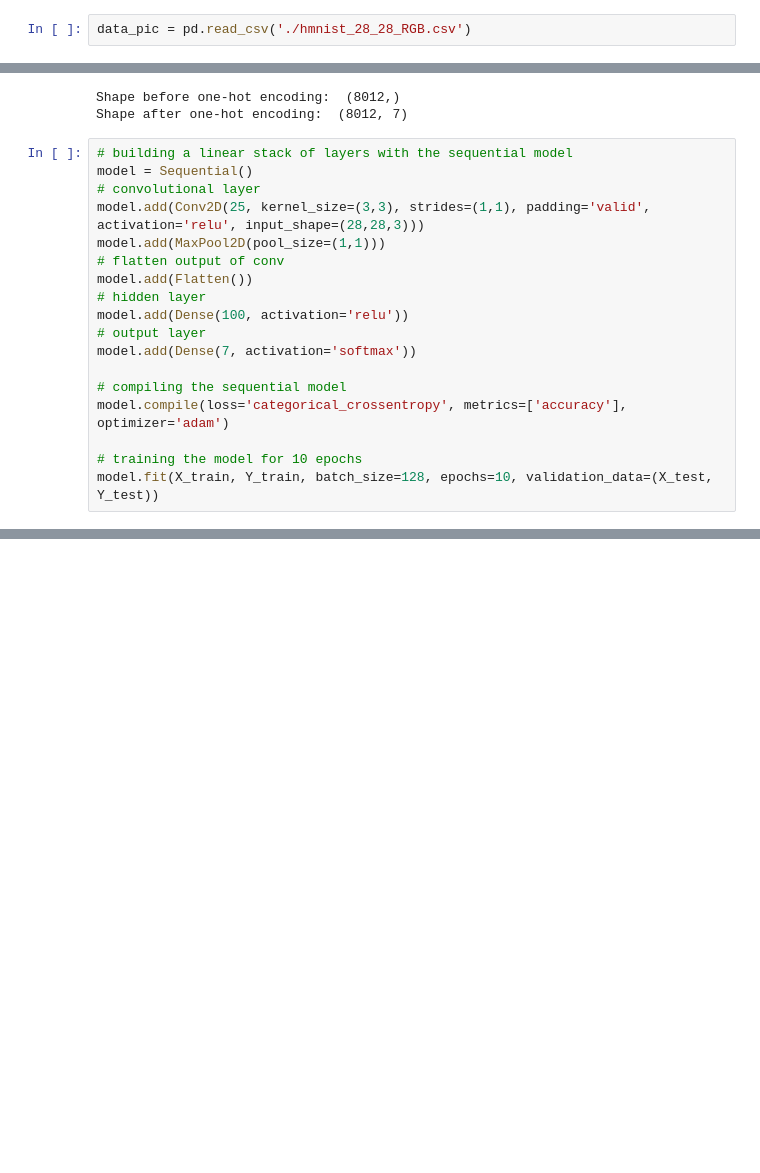
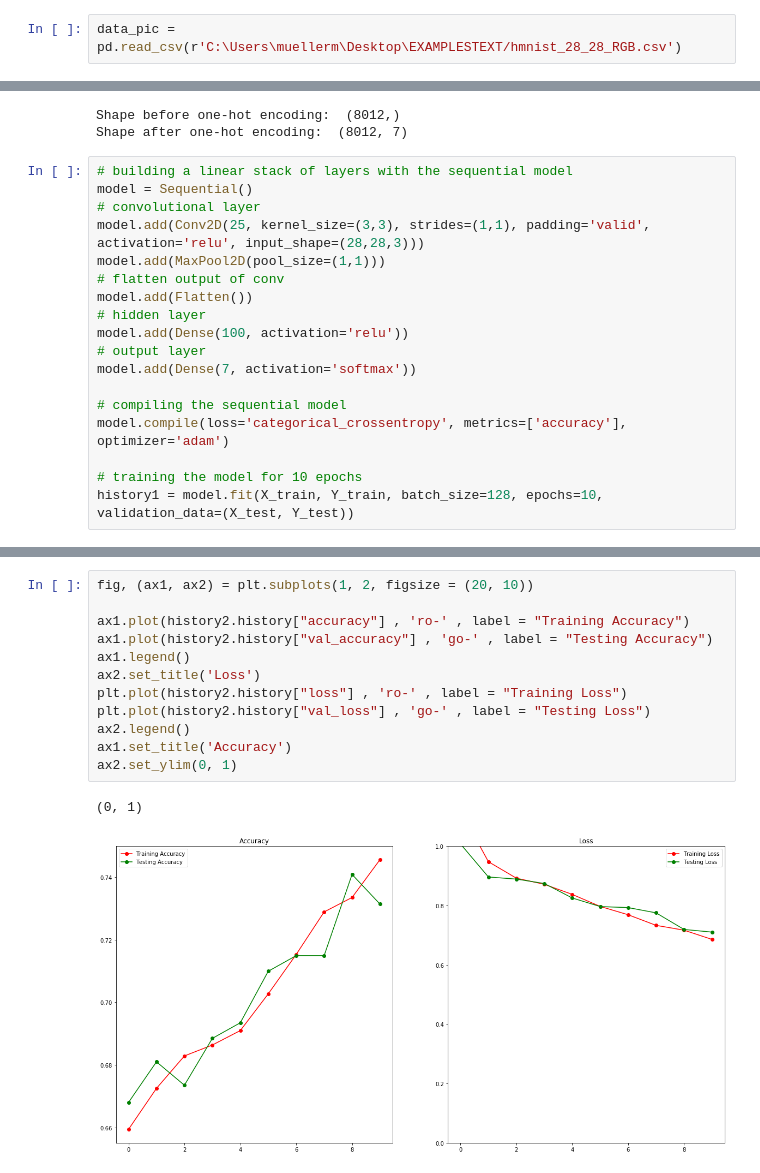
Before and after one commit to 1337DS/Data_Exploration_cluster_busters, a Jupyter notebook: notebook.ipynb, the cells around one changed output, grey strips where cells are left out. Drawn from its saved outputs; the diff is of its cells as text; blank space fills up the shorter version.

```diff
--- a/notebook.ipynb
+++ b/notebook.ipynb
@@ -71,7 +71,7 @@ ax[1,1].set_xticklabels(ax[1,1].get_xticklabels(), rotation = 90)
  Text(0, 0, 'acral')]
 [figure]
 # %%
-data_pic = pd.read_csv('./hmnist_28_28_RGB.csv')
+data_pic = pd.read_csv(r'C:\Users\muellerm\Desktop\EXAMPLESTEXT/hmnist_28_28_RGB.csv')
 # %%
 data_pic
 # %% [output]
@@ -154,7 +155,7 @@ model.add(Dense(7, activation='softmax'))
 model.compile(loss='categorical_crossentropy', metrics=['accuracy'], optimizer='adam')
 
 # training the model for 10 epochs
-model.fit(X_train, Y_train, batch_size=128, epochs=10, validation_data=(X_test, Y_test))
+history1 = model.fit(X_train, Y_train, batch_size=128, epochs=10, validation_data=(X_test, Y_test))
 # %% [output]
 Train on 8012 samples, validate on 2003 samples
 Epoch 1/10
@@ -254,0 +254,15 @@ test loss, test acc: 0.7419326244683725, 0.7343984246253967
+# %%
+fig, (ax1, ax2) = plt.subplots(1, 2, figsize = (20, 10))
+
+ax1.plot(history2.history["accuracy"] , 'ro-' , label = "Training Accuracy")
+ax1.plot(history2.history["val_accuracy"] , 'go-' , label = "Testing Accuracy")
+ax1.legend()
+ax2.set_title('Loss')
+plt.plot(history2.history["loss"] , 'ro-' , label = "Training Loss")
+plt.plot(history2.history["val_loss"] , 'go-' , label = "Testing Loss")
+ax2.legend()
+ax1.set_title('Accuracy')
+ax2.set_ylim(0, 1)
+# %% [output]
+(0, 1)
+[figure, added]
```
Also changed, not shown: parts of 9 cells of this notebook.
